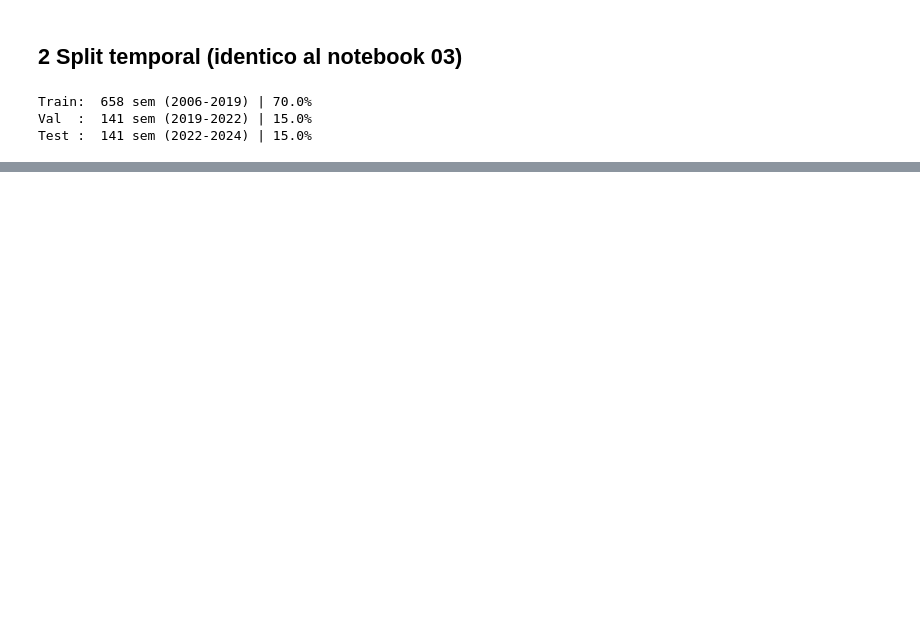
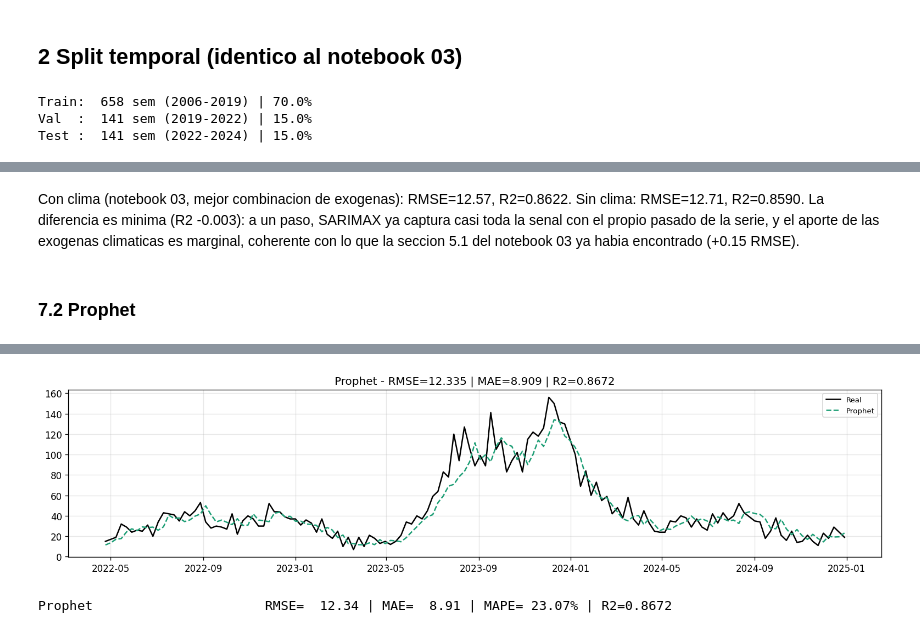
Before and after one commit to Edmh1/dengue-surveillance-magdalena, a Jupyter notebook: notebooks/05_dengue_ablacion_clima_vs_lags.ipynb, the cells around one changed output, grey strips where cells are left out. Drawn from its saved outputs; the diff is of its cells as text; code cells hidden in the pictures; blank space fills up the shorter version.

```diff
--- a/notebooks/05_dengue_ablacion_clima_vs_lags.ipynb
+++ b/notebooks/05_dengue_ablacion_clima_vs_lags.ipynb
@@ -407,18 +103,0 @@ LSTM (solo clima)      solo clima  33.313  20.735  36.08  0.0316
-# %%
-COLOR_REG = {'baseline': '#8c8c8c', 'solo lags': '#185FA5', 'solo clima': '#D85A30'}
-colores = [COLOR_REG[r] for r in df_comp['regimen']]
-
-fig, axes = plt.subplots(1, 2, figsize=(15, 5))
-for ax, met, titulo in [(axes[0], 'R2', 'R2 (mayor mejor)'), (axes[1], 'RMSE', 'RMSE (menor mejor)')]:
-    vals = df_comp[met].values
-    ax.barh(range(len(df_comp)), vals, color=colores, alpha=0.9)
-    ax.set_yticks(range(len(df_comp))); ax.set_yticklabels(df_comp.index, fontsize=9)
-    ax.invert_yaxis(); ax.set_title(titulo); ax.grid(axis='x', alpha=0.3)
-    ref = df_comp.loc['Persistencia', met]
-    ax.axvline(ref, color='#8c8c8c', ls='--', lw=1)
-
-from matplotlib.patches import Patch
-handles = [Patch(color=c, label=r) for r, c in COLOR_REG.items()]
-axes[0].legend(handles=handles, fontsize=8, loc='lower right')
-plt.suptitle('Ablacion de predictores: solo lags vs solo clima (nowcast, linea = persistencia)')
-plt.tight_layout(); plt.show()
@@ -426,0 +340,7 @@ plt.tight_layout(); plt.show()
+# %% [markdown]
+Con clima (notebook 03, mejor combinacion de exogenas): RMSE=12.57, R2=0.8622. Sin clima: RMSE=12.71, R2=0.8590. La diferencia es minima (R2 -0.003): a un paso, SARIMAX ya captura casi toda la senal con el propio pasado de la serie, y el aporte de las exogenas climaticas es marginal, coherente con lo que la seccion 5.1 del notebook 03 ya habia encontrado (+0.15 RMSE).
+# %% [markdown]
+### 7.2 Prophet
+# %%
+eval_prophet('Prophet', '#1D9E75');
+# %% [output]
@@ -426,0 +349,2 @@ plt.tight_layout(); plt.show()
+[figure, added]
+Prophet                      RMSE=  12.34 | MAE=  8.91 | MAPE= 23.07% | R2=0.8672
```
Also changed, not shown: parts of 71 cells of this notebook, 6 other files.
